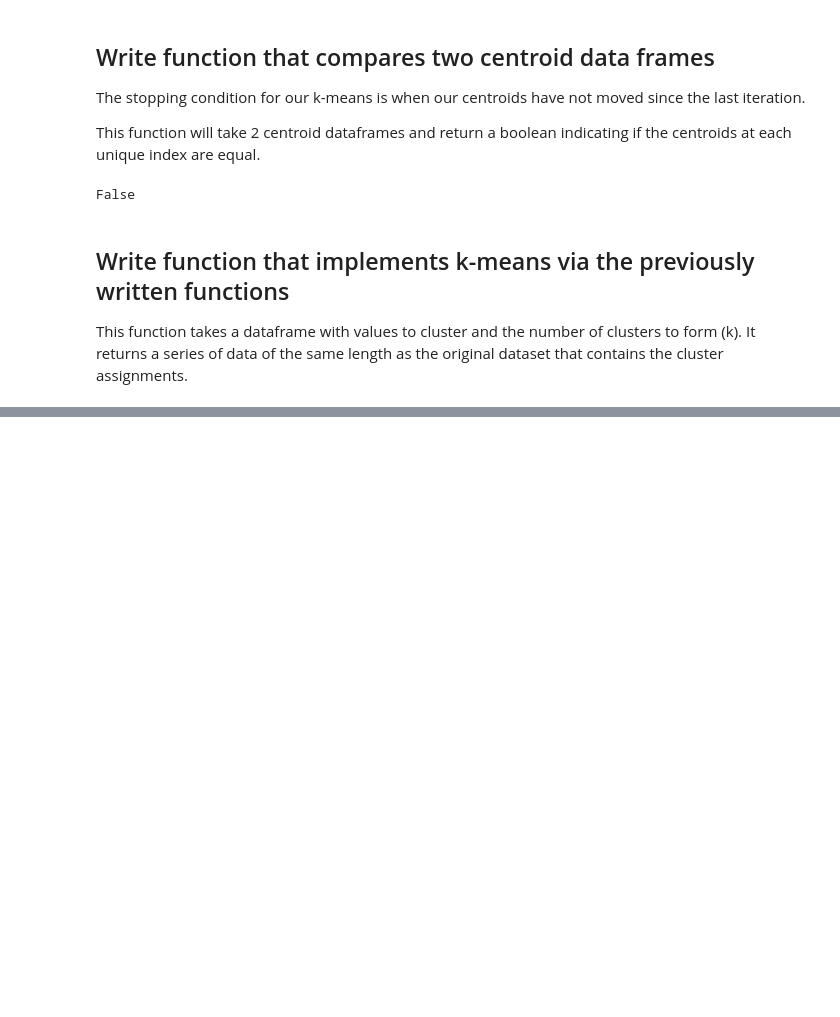
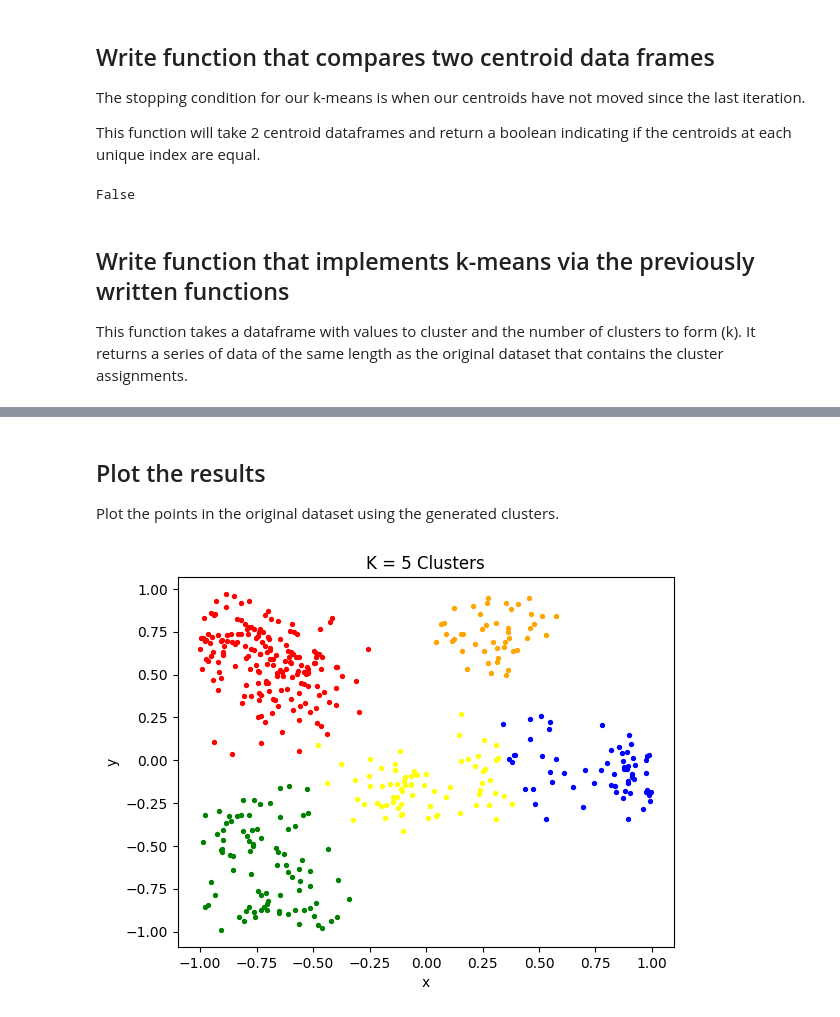
Before and after one commit to catherinealeal/BasicKMeans, a Jupyter notebook: BasicKMeans.ipynb, the cells around one changed output, grey strips where cells are left out. Saved outputs shown, nothing was run; the diff lists cells and outputs as text; code cells hidden in the pictures; blank space fills up the shorter version.

```diff
--- a/BasicKMeans.ipynb
+++ b/BasicKMeans.ipynb
@@ -177,0 +185,19 @@ s_cluster_assignment.value_counts()
+# %% [markdown]
+## Plot the results
+
+Plot the points in the original dataset using the generated clusters.
+# %%
+colors = ['red', 'orange', 'yellow', 'green', 'blue']
+temp_df = df_kmeans.copy()
+temp_df['cluster'] = s_cluster_assignment
+
+for i in range(5):
+    x = temp_df[temp_df['cluster'] == i]['x']
+    y = temp_df[temp_df['cluster'] == i]['y']
+    plt.scatter(x, y, s = 8, color = colors[i])
+
+plt.xlabel('x')
+plt.ylabel('y')
+plt.title('K = 5 Clusters');
+# %% [output]
+[figure, added]
```
Also changed, not shown: parts of 2 cells of this notebook.
